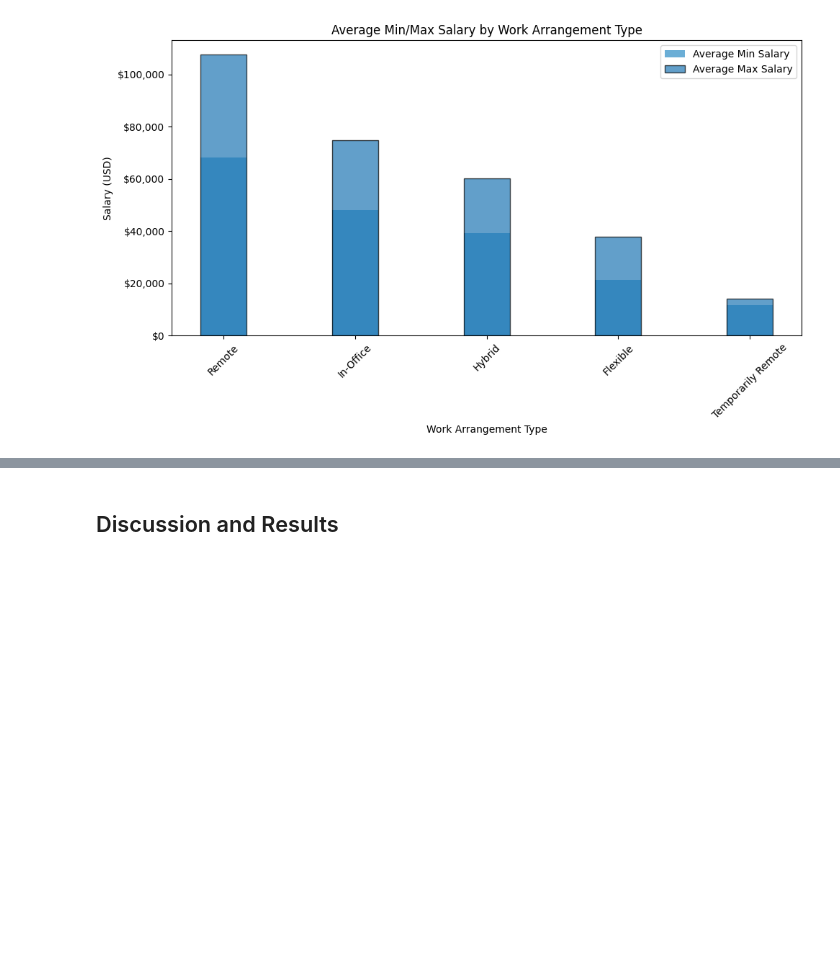
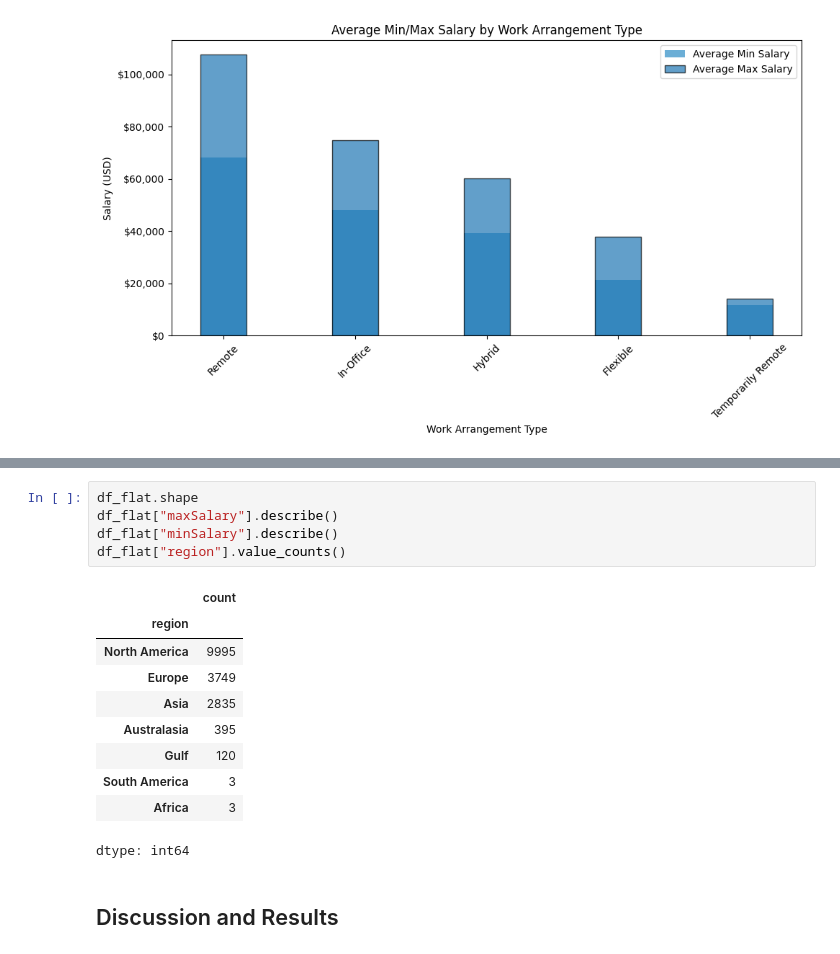
Before and after one commit to tumibytes/cis9650-project03, a Jupyter notebook: term_project_starter.ipynb, the cells around one changed output, grey strips where cells are left out. Cells and saved outputs as stored; diff of their text form; blank space fills up the shorter version.

```diff
--- a/term_project_starter.ipynb
+++ b/term_project_starter.ipynb
@@ -518,3 +512,19 @@ plt.show()
+# %%
+df_flat.shape
+df_flat["maxSalary"].describe()
+df_flat["minSalary"].describe()
+df_flat["region"].value_counts()
+# %% [output]
+|  | count |
+| region |  |
+| North America | 9995 |
+| Europe | 3749 |
+| Asia | 2835 |
+| Australasia | 395 |
+| Gulf | 120 |
+| South America | 3 |
+| Africa | 3 |
+dtype: int64
 # %% [markdown]
 ## Discussion and Results
 # %% [markdown]
```
Also changed, not shown: parts of 6 cells of this notebook.
